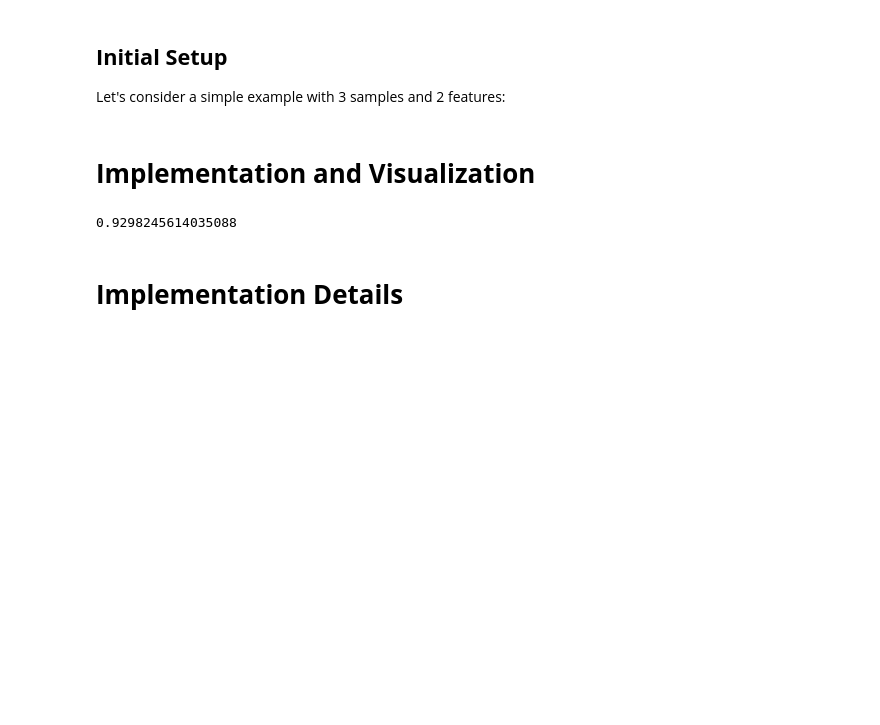
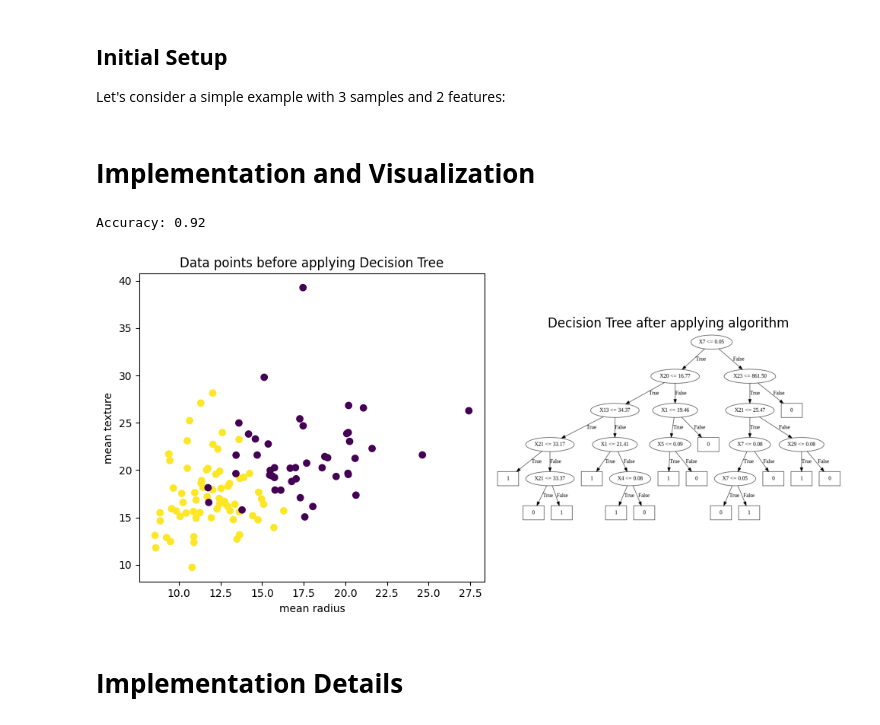
Before and after one commit to GDharan10/MachineLearningAlgorithmFromScratch, a Jupyter notebook: Tree-Based Algorithms / DecisionTrees.ipynb, the cells around one changed output. Drawn from its saved outputs; the diff is of its cells as text; code cells hidden in the pictures; blank space fills up the shorter version.

```diff
--- a/Tree-Based Algorithms / DecisionTrees.ipynb
+++ b/Tree-Based Algorithms / DecisionTrees.ipynb
@@ -127,6 +127,25 @@ class DecisionTree:
         if x[node.feature] <= node.threshold:
             return self._traverse_tree(x, node.left)
         return self._traverse_tree(x, node.right)
+
+    def visualize(self):
+        from graphviz import Digraph
+
+        def add_nodes_edges(dot, node, counter=0):
+            if node.is_leaf_node():
+                dot.node(name=str(counter), label=str(node.value), shape='box')
+                return counter
+
+            dot.node(name=str(counter), label=f'X{node.feature} <= {node.threshold:.2f}')
+            left_counter = counter + 1
+            right_counter = add_nodes_edges(dot, node.left, left_counter)
+            dot.edge(str(counter), str(left_counter), 'True')
+            dot.edge(str(counter), str(right_counter + 1), 'False')
+            return add_nodes_edges(dot, node.right, right_counter + 1)
+
+        dot = Digraph()
+        add_nodes_edges(dot, self.root)
+        return dot
 # %% [markdown]
 # **Comparing the Algorithm with the Class**
 # %% [markdown]
@@ -190,28 +209,53 @@ y = np.array([0, 1, 1, 0, 1])
 # %% [markdown]
 # **Implementation and Visualization**
 # %%
+import numpy as np
+import matplotlib.pyplot as plt
+from collections import Counter
 from sklearn import datasets
 from sklearn.model_selection import train_test_split
-import numpy as np
 
+# Load the dataset
 data = datasets.load_breast_cancer()
 X, y = data.data, data.target
 
-X_train, X_test, y_train, y_test = train_test_split(
-    X, y, test_size=0.2, random_state=1234
-)
+# Split the dataset
+X_train, X_test, y_train, y_test = train_test_split(X, y, test_size=0.2, random_state=1234)
 
+# Fit the model
 clf = DecisionTree(max_depth=10)
 clf.fit(X_train, y_train)
 predictions = clf.predict(X_test)
 
+# Calculate accuracy
 def accuracy(y_test, y_pred):
     return np.sum(y_test == y_pred) / len(y_test)
 
 acc = accuracy(y_test, predictions)
-print(acc)
+print(f'Accuracy: {acc:.2f}')
+
+# Visualize the data points (using only two features for visualization purposes)
+plt.figure(figsize=(10, 5))
+
+plt.subplot(1, 2, 1)
+plt.scatter(X_test[:, 0], X_test[:, 1], c=y_test, cmap='viridis')
+plt.xlabel(data.feature_names[0])
+plt.ylabel(data.feature_names[1])
+plt.title('Data points before applying Decision Tree')
+
+# Visualize the decision tree
+plt.subplot(1, 2, 2)
+tree_plot = clf.visualize()
+tree_plot.render('decision_tree', format='png')
+plt.imshow(plt.imread('decision_tree.png'))
+plt.axis('off')
+plt.title('Decision Tree after applying algorithm')
+
+plt.tight_layout()
+plt.show()
 # %% [output]
-0.9298245614035088
+Accuracy: 0.92
+[figure, added]
 # %% [markdown]
 # **Implementation Details**
 # %% [markdown]
```
